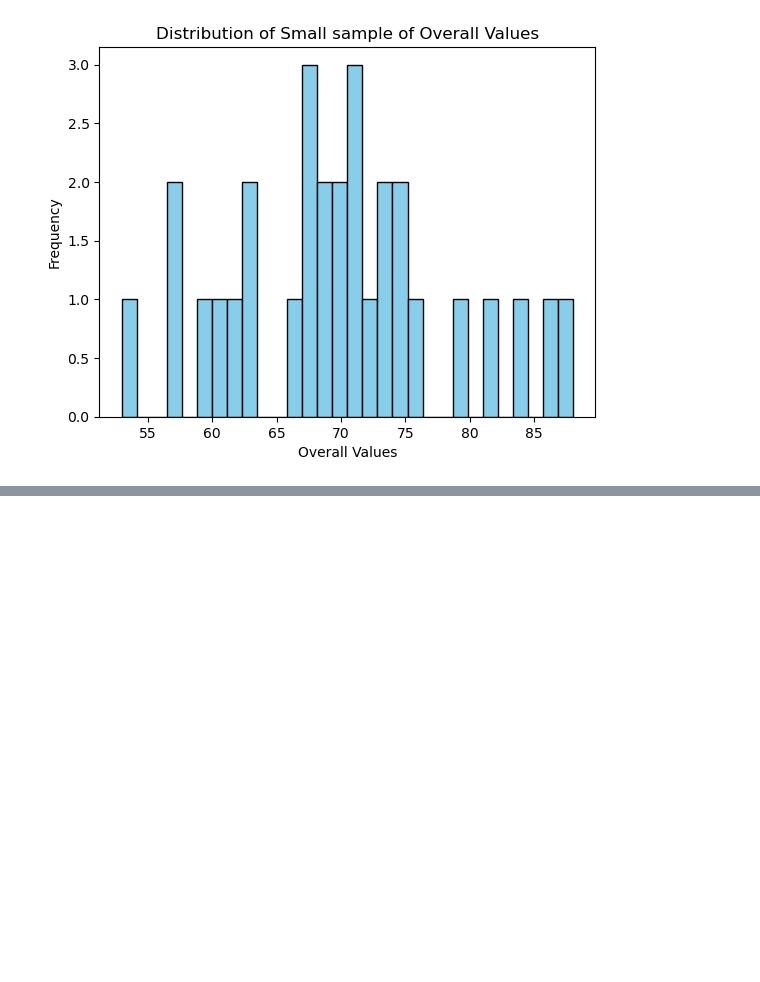
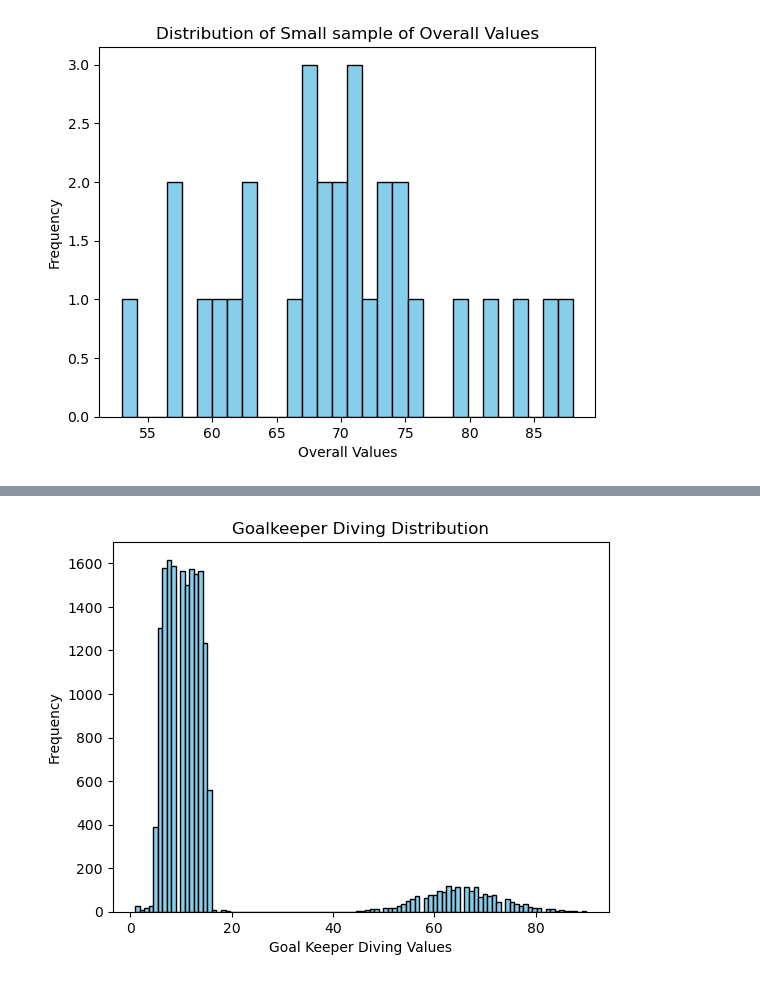
Before and after one commit to 06kunal/Exploratory_Data_Analysis, a Jupyter notebook: Project-Fifa_Dataset/Fifa_data_analysis.ipynb, the cells around one changed output, grey strips where cells are left out. Saved outputs shown, nothing was run; the diff lists cells and outputs as text; code cells hidden in the pictures; blank space fills up the shorter version.

```diff
--- a/Project-Fifa_Dataset/Fifa_data_analysis.ipynb
+++ b/Project-Fifa_Dataset/Fifa_data_analysis.ipynb
@@ -172,0 +196,9 @@ plt.show()
+# %%
+# If we examine a goalkeeping trait like GK diving, we will be able to see the division into types more clearly.
+plt.hist(df["GKDiving"], bins = 100, edgecolor = "Black", color = "skyblue")
+plt.xlabel("Goal Keeper Diving Values")
+plt.ylabel("Frequency")
+plt.title("Goalkeeper Diving Distribution")
+plt.show()
+# %% [output]
+[figure, added]
```
Also changed, not shown: parts of 8 cells of this notebook.
